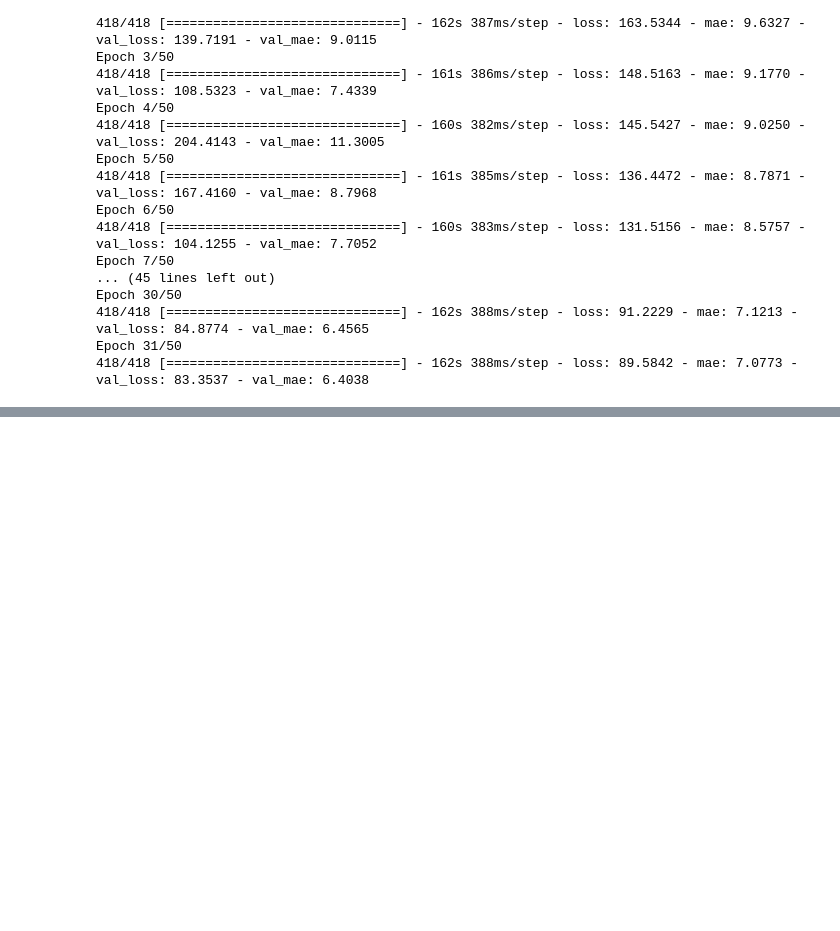
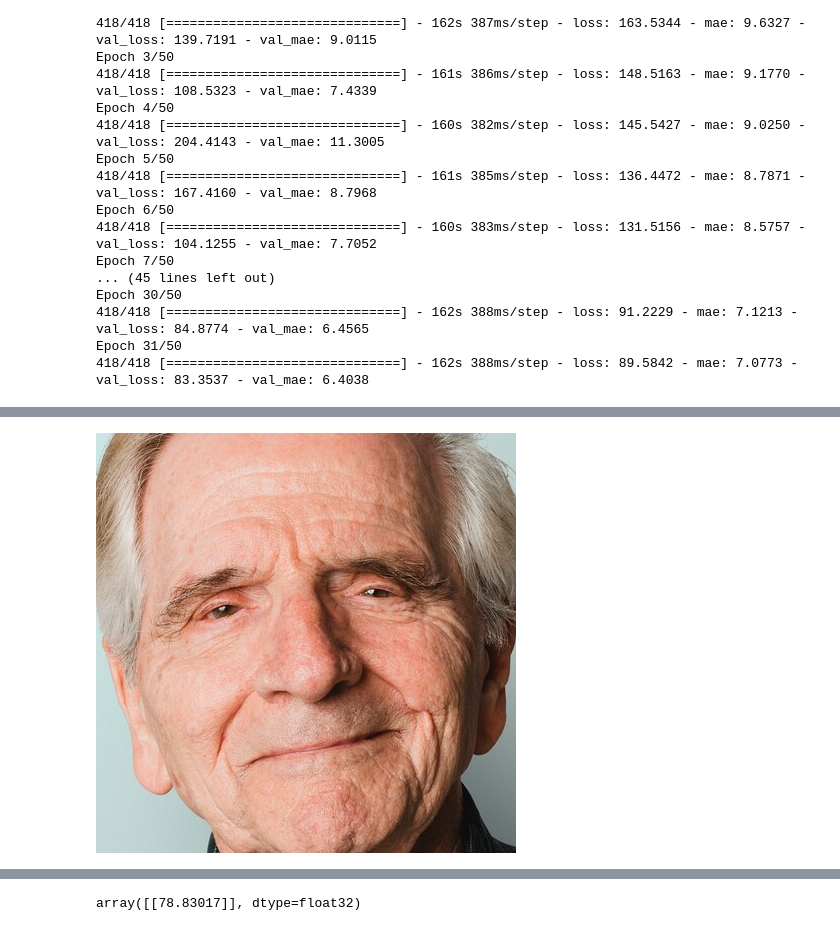
Before and after one commit to Lapantufla/ComputerVision, a Jupyter notebook: age_prediction.ipynb, the cells around one changed output, grey strips where cells are left out. Cells and saved outputs as stored; diff of their text form; code cells hidden in the pictures; blank space fills up the shorter version.

```diff
--- a/age_prediction.ipynb
+++ b/age_prediction.ipynb
@@ -432,0 +477,4 @@ array([[105.935646]], dtype=float32)
+# %%
+cargar_foto(path_photo9, model_v3)
+# %% [output]
+[figure, added]
@@ -432,0 +483 @@ array([[105.935646]], dtype=float32)
+array([[78.83017]], dtype=float32)
```
Also changed, not shown: parts of 15 cells of this notebook.
